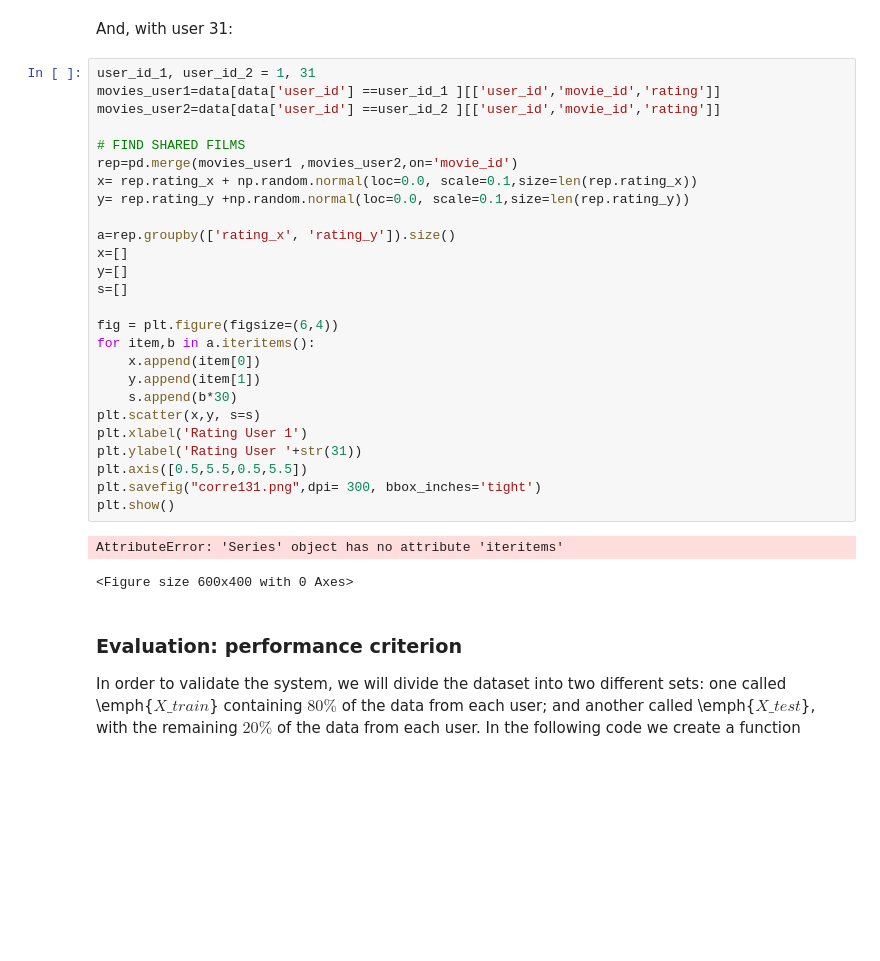
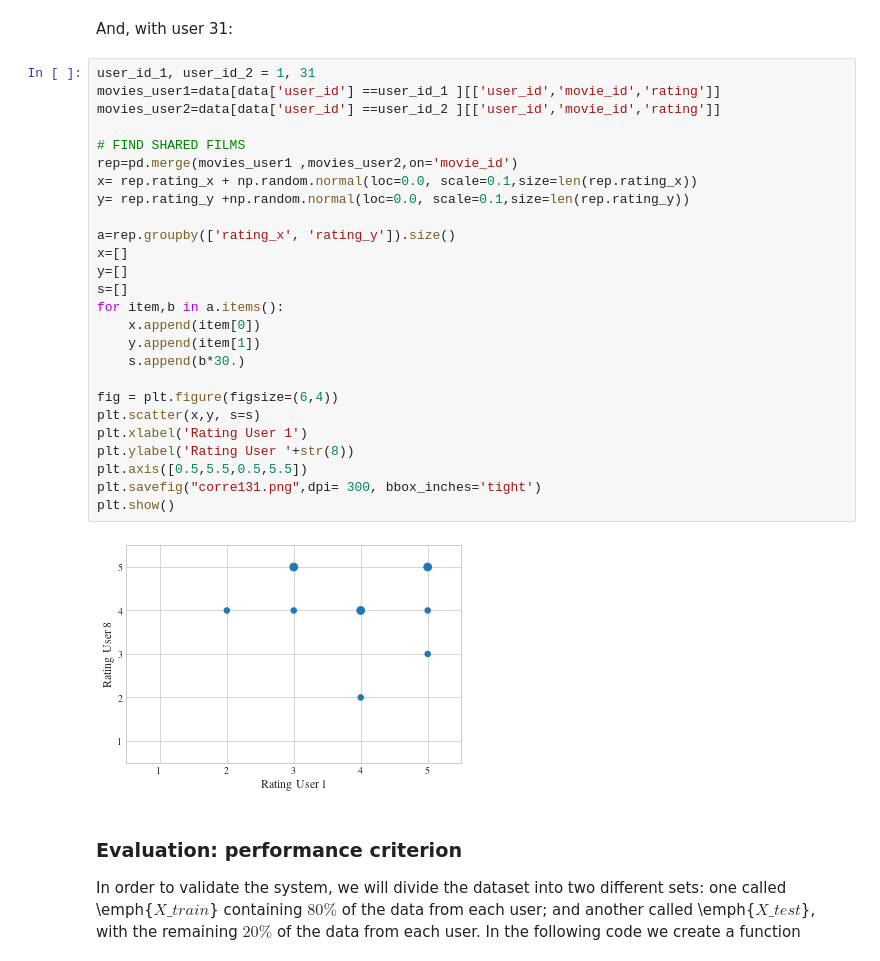
Before and after one commit to DataScienceUB/introduction-datascience-python-book, a Jupyter notebook: ch09_Recommenders.ipynb, the cells around one changed output. Saved outputs shown, nothing was run; the diff lists cells and outputs as text; blank space fills up the shorter version.

```diff
--- a/ch09_Recommenders.ipynb
+++ b/ch09_Recommenders.ipynb
@@ -291,32 +290,31 @@ And, with user 31:
 # %%
 user_id_1, user_id_2 = 1, 31
 movies_user1=data[data['user_id'] ==user_id_1 ][['user_id','movie_id','rating']]
 movies_user2=data[data['user_id'] ==user_id_2 ][['user_id','movie_id','rating']]
 
 # FIND SHARED FILMS
 rep=pd.merge(movies_user1 ,movies_user2,on='movie_id')
 x= rep.rating_x + np.random.normal(loc=0.0, scale=0.1,size=len(rep.rating_x))
 y= rep.rating_y +np.random.normal(loc=0.0, scale=0.1,size=len(rep.rating_y))
 
 a=rep.groupby(['rating_x', 'rating_y']).size()
 x=[]
 y=[]
 s=[]
+for item,b in a.items():
+    x.append(item[0])
+    y.append(item[1])
+    s.append(b*30.)
 
 fig = plt.figure(figsize=(6,4))
-for item,b in a.iteritems():
-    x.append(item[0])
-    y.append(item[1])
-    s.append(b*30)
 plt.scatter(x,y, s=s)
 plt.xlabel('Rating User 1')
-plt.ylabel('Rating User '+str(31))
+plt.ylabel('Rating User '+str(8))
 plt.axis([0.5,5.5,0.5,5.5])
 plt.savefig("corre131.png",dpi= 300, bbox_inches='tight')
 plt.show()
 # %% [output]
-AttributeError: 'Series' object has no attribute 'iteritems'
-<Figure size 600x400 with 0 Axes>
+[figure, added]
 # %% [markdown]
 <h3>Evaluation: performance criterion</h3>
 In order to validate the system, we will divide the dataset into two different sets: one called \emph{$X\_train$} containing  $80\%$ of the data from each user; and another called \emph{$X\_test$}, with the remaining $20\%$ of the data from each user. In the following code we create a function
```
Also changed, not shown: parts of 15 cells of this notebook.
